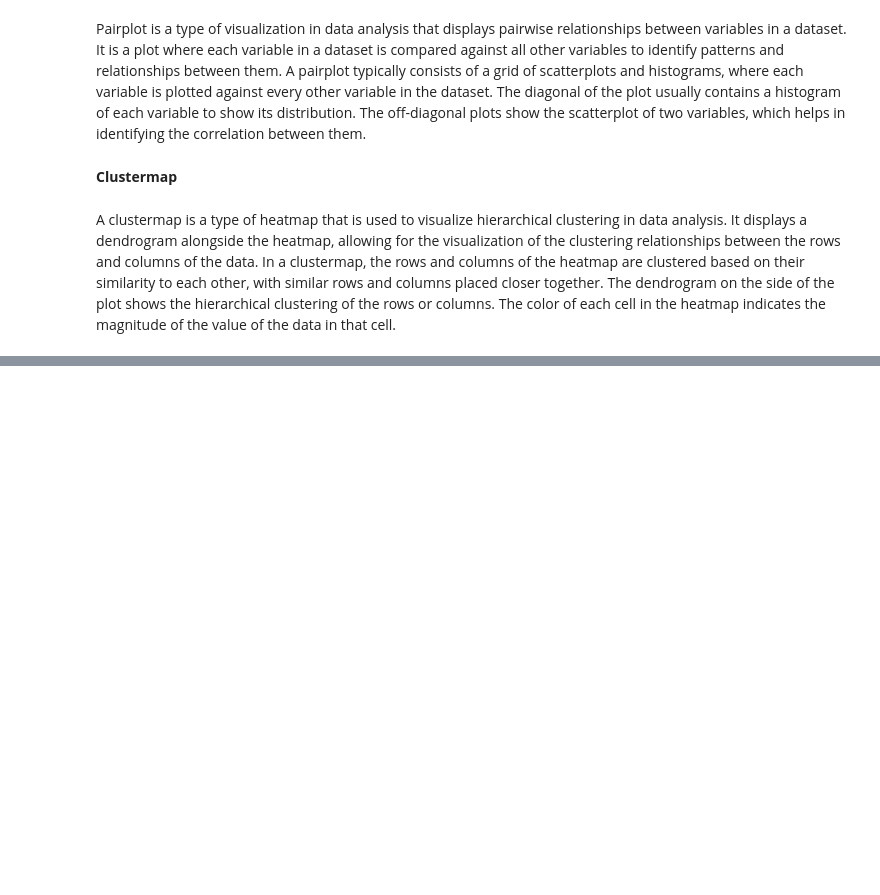
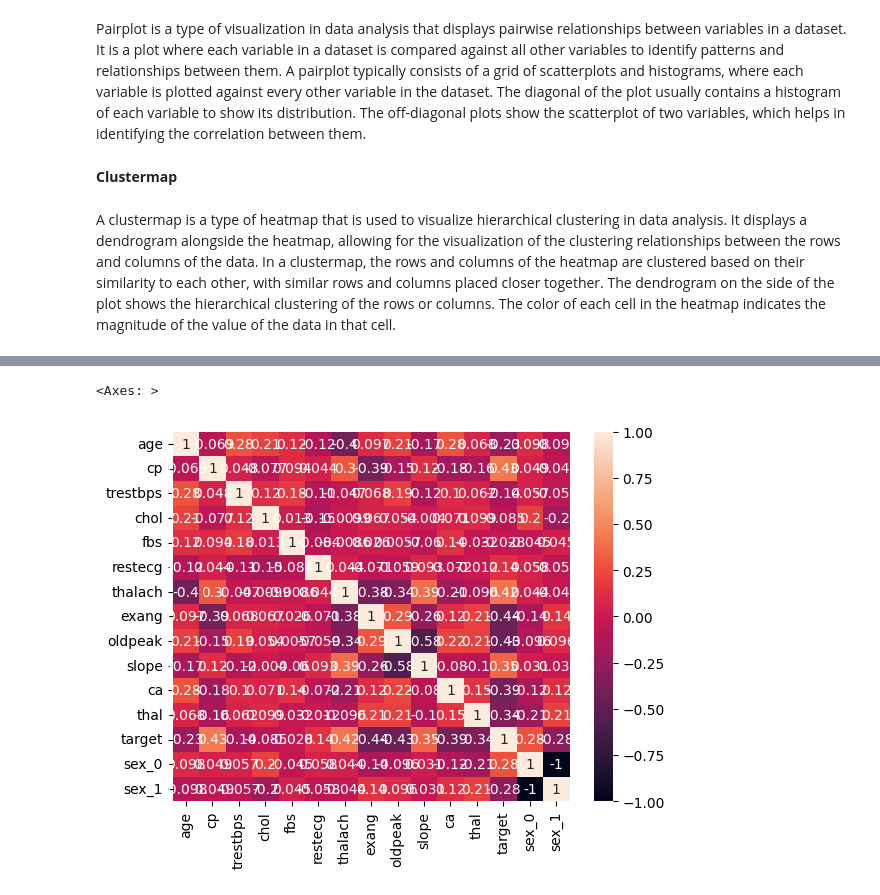
Before and after one commit to Akshita-Mendon/ML_model, a Jupyter notebook: heart_disease.ipynb, the cells around one changed output, grey strips where cells are left out. Saved outputs shown, nothing was run; the diff lists cells and outputs as text; code cells hidden in the pictures; blank space fills up the shorter version.

```diff
--- a/heart_disease.ipynb
+++ b/heart_disease.ipynb
@@ -112,0 +139,2 @@ A clustermap is a type of heatmap that is used to visualize hierarchical cluster
+# %%
+data_2=pd.get_dummies(data, columns = ['sex'])
@@ -112,0 +171,5 @@ A clustermap is a type of heatmap that is used to visualize hierarchical cluster
+# %%
+sns.heatmap(data_2.corr(), annot = True)
+# %% [output]
+<Axes: >
+[figure, added]
```
Also changed, not shown: parts of 13 cells of this notebook.
